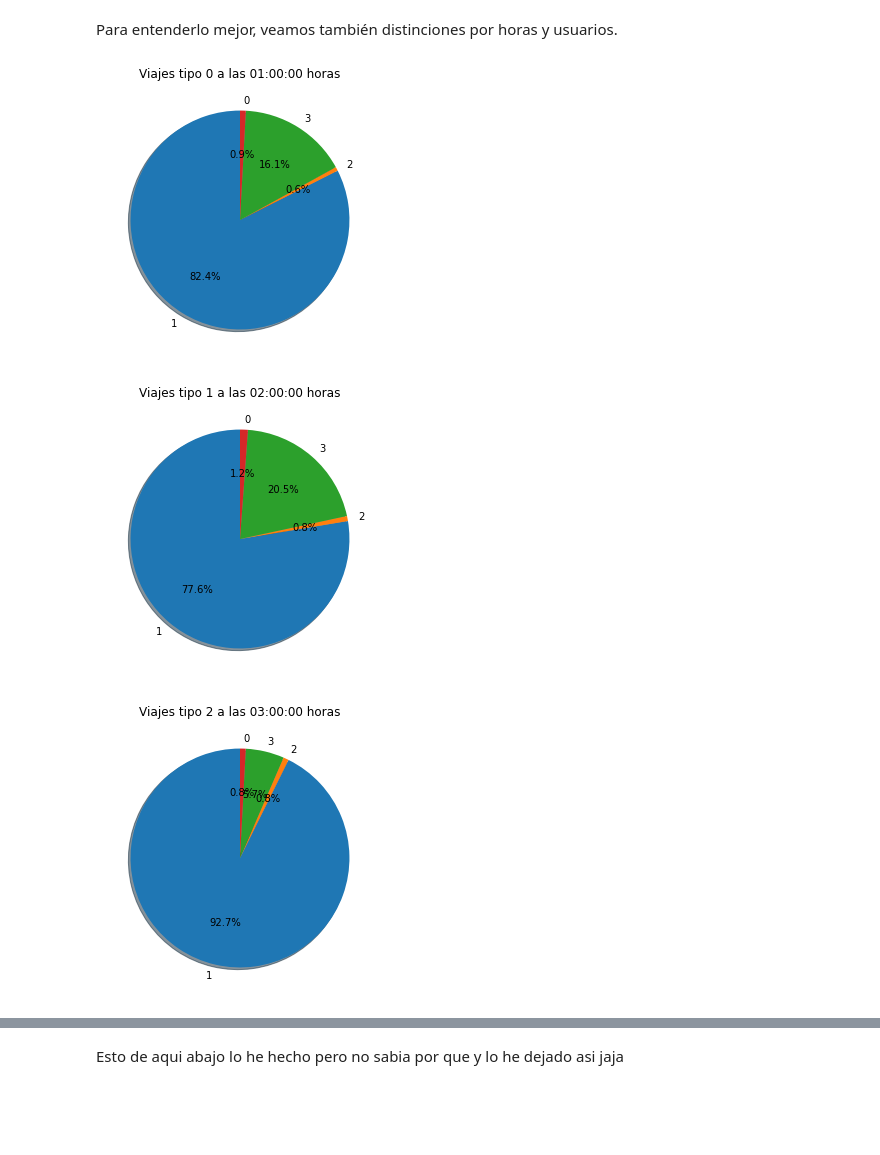
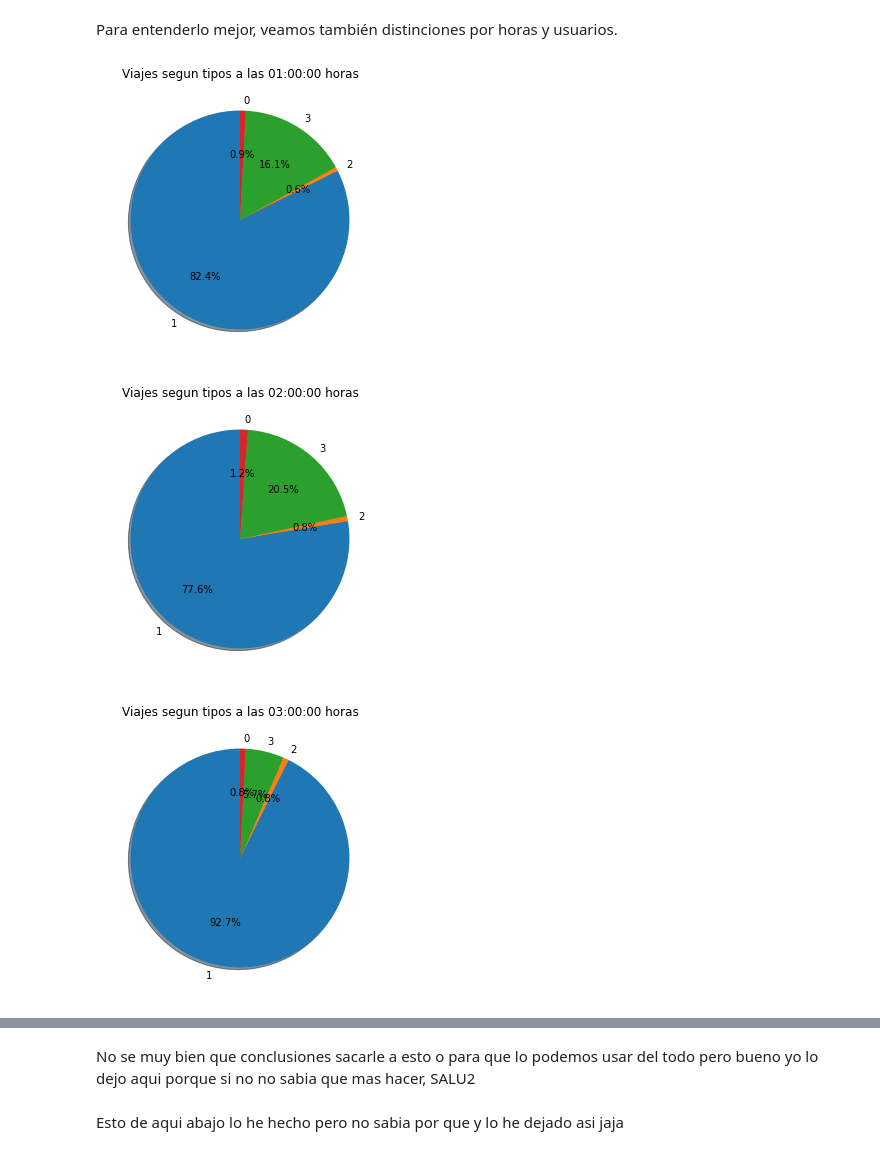
Before and after one commit to ParalelaUCM/biciMAD, a Jupyter notebook: PracticaSpark.ipynb, the cells around one changed output, grey strips where cells are left out. Drawn from its saved outputs; the diff is of its cells as text; code cells hidden in the pictures; blank space fills up the shorter version.

```diff
--- a/PracticaSpark.ipynb
+++ b/PracticaSpark.ipynb
@@ -295,23 +277,23 @@ Para entenderlo mejor, veamos también distinciones por horas y usuarios.
 # %%
 horas = ['01:00:00', '02:00:00', '03:00:00', '04:00:00', '05:00:00']
 #fig=plt.figure()
 #fig.subplots_adjust(bottom=0.025, left=0.05, top = 0.975, right=0.975)
 #fig.add_subplot(3,5,1)
 def grafica(dic, value):
   fig=plt.figure()
   fig.subplots_adjust(bottom=0.025, left=0.05, top = 0.975, right=0.975)
   #linea = value/2 +1
   #pos = (value % 2) + 1
   #fig.add_subplot(linea,5,pos)
   plt.pie(list(dic.values()), labels=list(dic.keys()),
         autopct='%1.1f%%', shadow=True, startangle=90)
-  plt.title('Viajes tipo '+str(value)+' a las '+horas[value]+' horas')
+  plt.title('Viajes segun tipos a las '+horas[value]+' horas')
   plt.show()
 for i in range(5):
   grafica(rddHoras.filter(lambda x: x[0] == horas[i]).map(lambda x: (x[1], 1)).countByKey(), i)
 #Tarda un rato y he intentado ponerlo como lo ponia elisa pero quedaba muy pequeño y no se absolutamente nada. Asi se ve mas pero a lo mejor
 #ocupa demasiado.
 # %% [output]
-[figure, old version]
+[figure, new version]
-[figure, old version]
+[figure, new version]
-[figure, old version]
+[figure, new version]
@@ -320,3 +302,6 @@ for i in range(5):
+# %% [markdown]
+No se muy bien que conclusiones sacarle a esto o para que lo podemos usar del todo pero bueno yo lo dejo aqui porque si no no sabia que mas hacer,
+SALU2
 # %% [markdown]
 Esto de aqui abajo lo he hecho pero no sabia por que y lo he dejado asi jaja
 # %%
```
Also changed, not shown: parts of 2 cells of this notebook.
